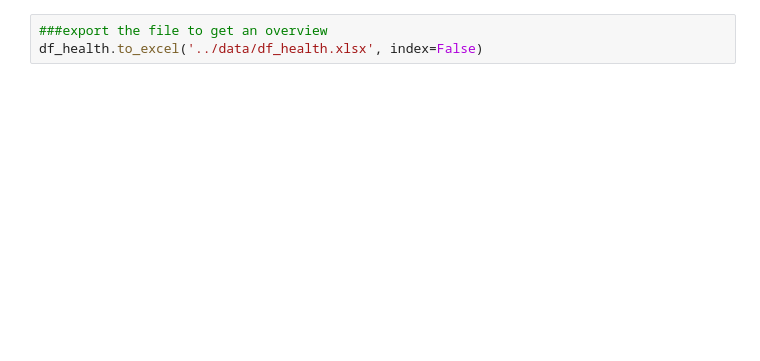
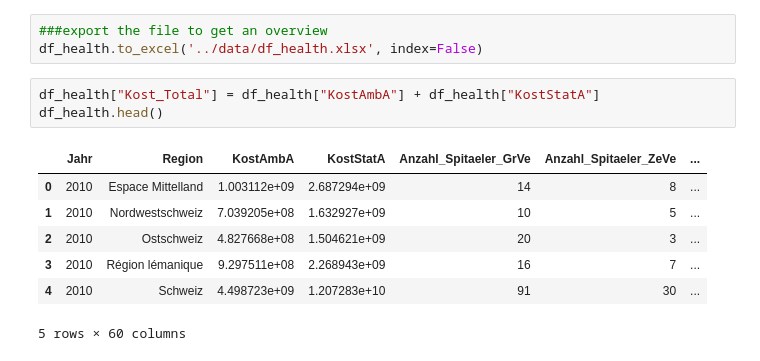
Before and after one commit to jeliigis/final-project-jbns, a Jupyter notebook: scripts/hospital_costs_new.ipynb, the cells around one changed output. Saved outputs shown, nothing was run; the diff lists cells and outputs as text; blank space fills up the shorter version.

```diff
--- a/scripts/hospital_costs_new.ipynb
+++ b/scripts/hospital_costs_new.ipynb
@@ -660,3 +679,14 @@ df_health.head(50)
 # %%
 ###export the file to get an overview
 df_health.to_excel('../data/df_health.xlsx', index=False)
+# %%
+df_health["Kost_Total"] = df_health["KostAmbA"] + df_health["KostStatA"]
+df_health.head()
+# %% [output]
+|  | Jahr | Region | KostAmbA | KostStatA | Anzahl_Spitaeler_GrVe | Anzahl_Spitaeler_ZeVe | ... |
+| 0 | 2010 | Espace Mittelland | 1.003112e+09 | 2.687294e+09 | 14 | 8 | ... |
+| 1 | 2010 | Nordwestschweiz | 7.039205e+08 | 1.632927e+09 | 10 | 5 | ... |
+| 2 | 2010 | Ostschweiz | 4.827668e+08 | 1.504621e+09 | 20 | 3 | ... |
+| 3 | 2010 | Région lémanique | 9.297511e+08 | 2.268943e+09 | 16 | 7 | ... |
+| 4 | 2010 | Schweiz | 4.498723e+09 | 1.207283e+10 | 91 | 30 | ... |
+5 rows × 60 columns
```
Also changed, not shown: parts of 7 cells of this notebook, 2 other files.
